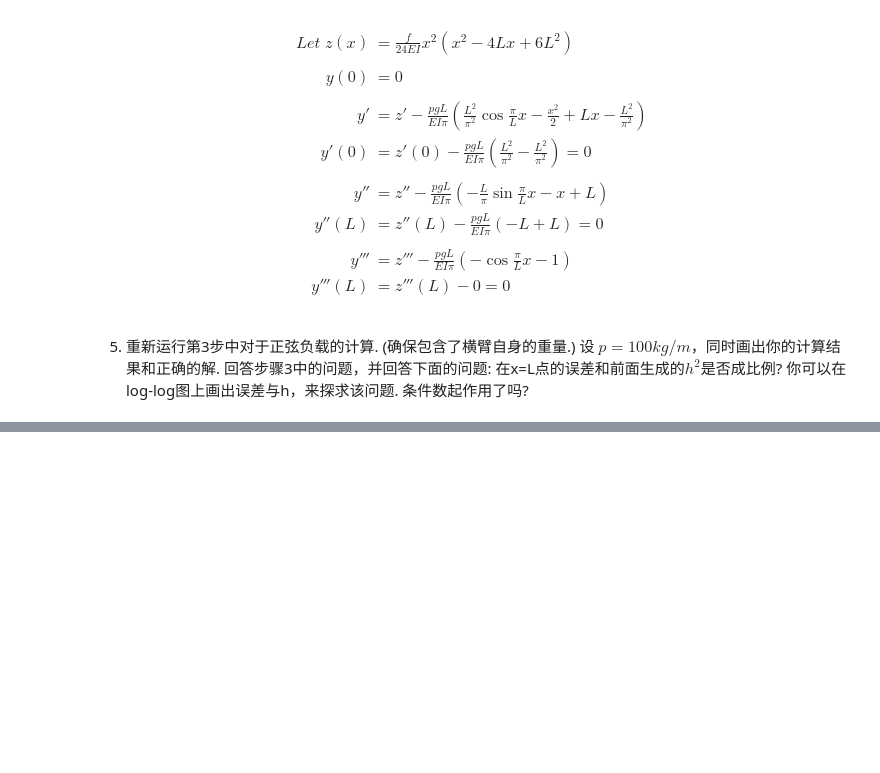
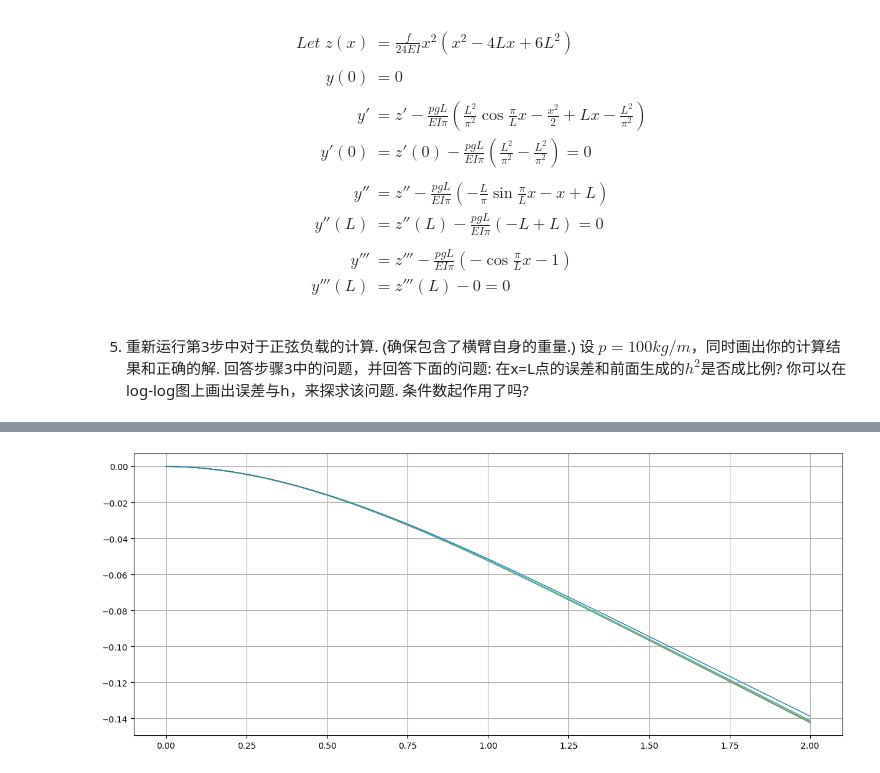
Before and after one commit to Pat-Tron/solution_of_numerical_analysis, a Jupyter notebook: exercise_02_Euler_Bernoulli_beam.ipynb, the cells around one changed output, grey strips where cells are left out. Drawn from its saved outputs; the diff is of its cells as text; code cells hidden in the pictures; blank space fills up the shorter version.

```diff
--- a/exercise_02_Euler_Bernoulli_beam.ipynb
+++ b/exercise_02_Euler_Bernoulli_beam.ipynb
@@ -324,3 +337,22 @@ y'''(L)&=z'''(L)-0=0 \\
 $$
 # %% [markdown]
 5. 重新运行第3步中对于正弦负载的计算. (确保包含了横臂自身的重量.) 设 $p=100kg/m$，同时画出你的计算结果和正确的解. 回答步骤3中的问题，并回答下面的问题: 在x=L点的误差和前面生成的$h^2$是否成比例? 你可以在log-log图上画出误差与h，来探求该问题. 条件数起作用了吗?
+# %%
+# Solving
+Ysin = []
+X = []
+p = 100 # kg/m
+g = 9.81 # N/kg
+
+for k in range(1, 12):
+    print(f'k: {k}')
+    n = 10*2**k
+    h = Length/n
+    x = np.linspace(0, Length, n+1)[1:]
+    X.append(x)
+    b = (f-p*g*np.sin(np.pi/Length*x))*h**4/E/I
+    # b = f*h**4/E/I * np.ones(n)
+    print('    Solving...')
+    y = solvers[k-1](b)
+    Ysin.append(y)
+    print('    ', Ysin[-1][-5:])
@@ -326,0 +377,10 @@ $$
+# %%
+# Ploting solutions on every n.
+fig, ax = plt.subplots(figsize=(15, 6))
+for i in range(11):
+    ax.plot(X[i], Ysin[i], linewidth=1)
+axes = plt.gca()
+axes.grid()
+plt.show()
+# %% [output]
+[figure, added]
```
Also changed, not shown: parts of 16 cells of this notebook.
